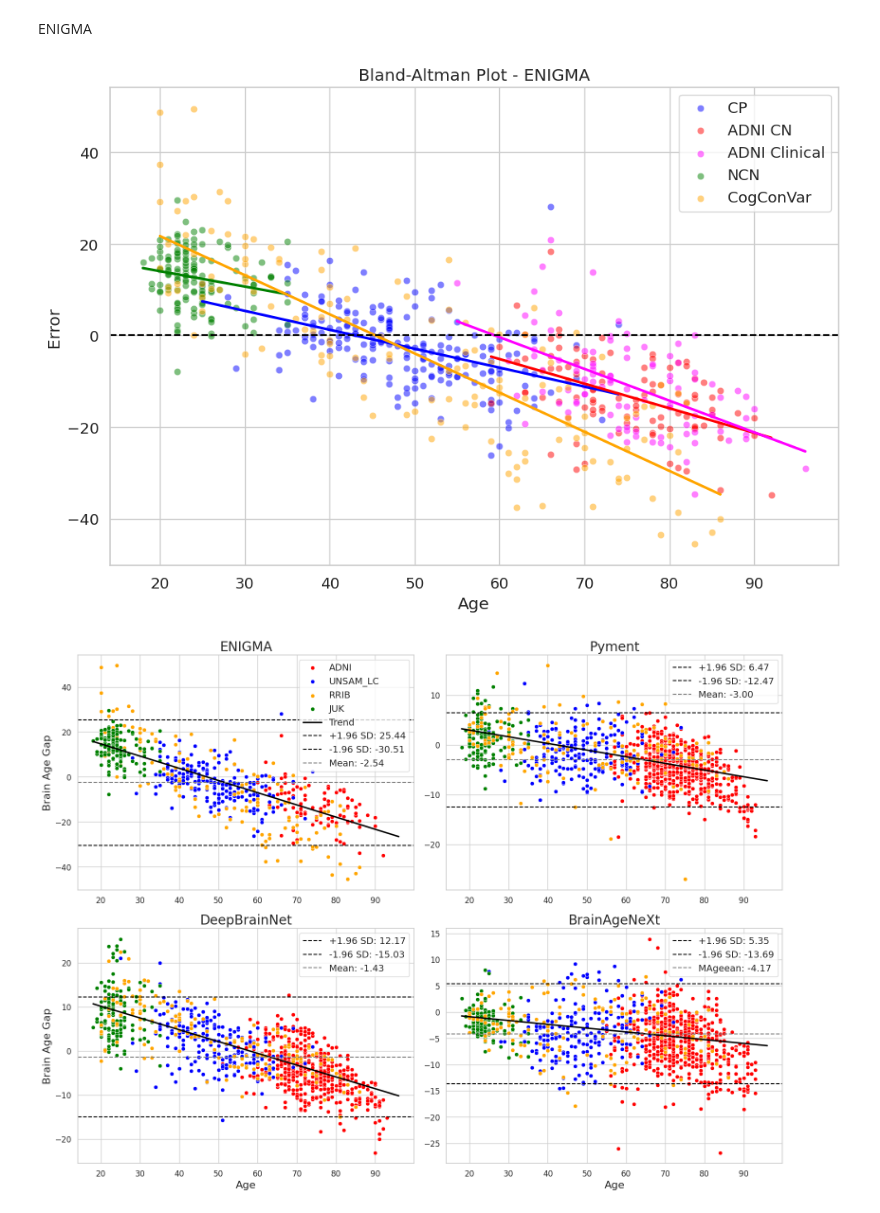
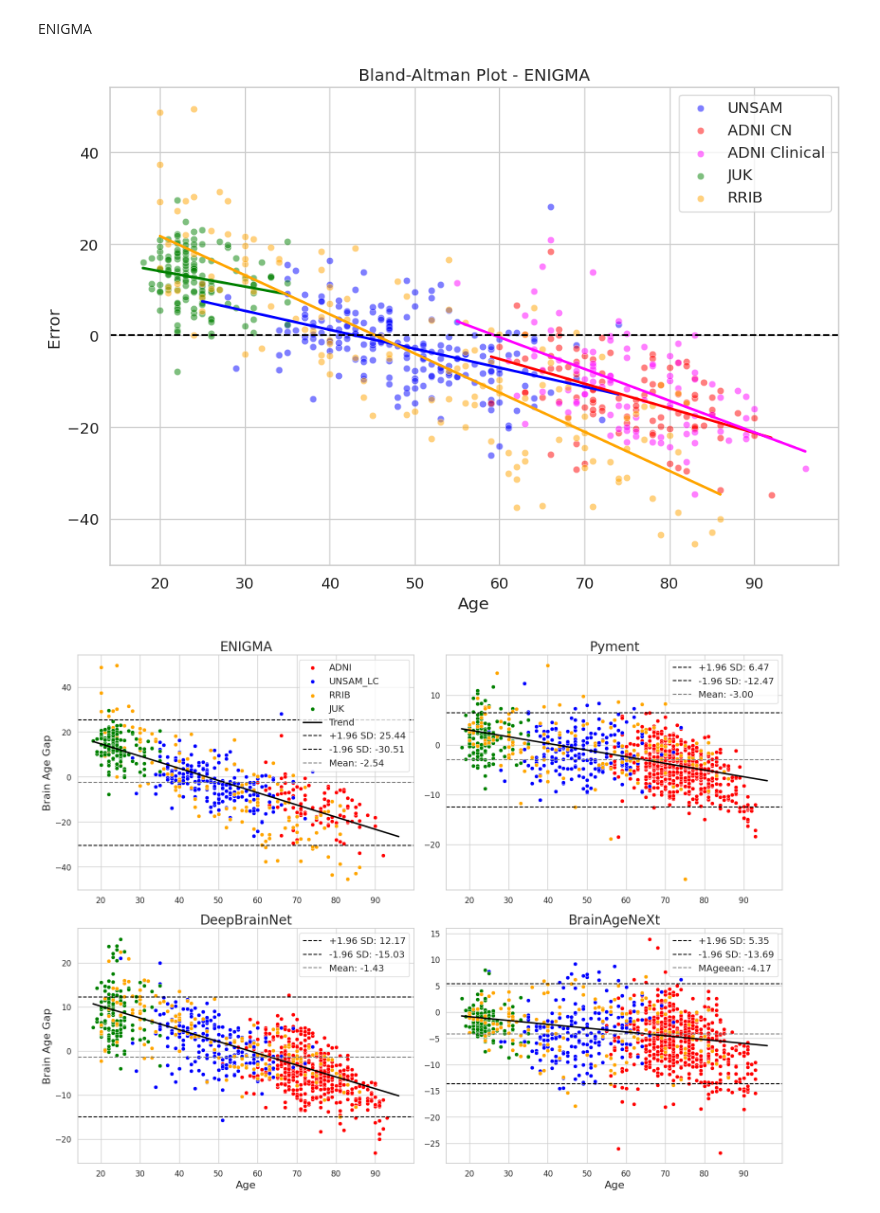
Before and after one commit to mabelzunce/brainage-models-benchmark, a Jupyter notebook: results/bland-altman.ipynb, the cells around one changed output. Cells and saved outputs as stored; diff of their text form; code cells hidden in the pictures.

```diff
--- a/results/bland-altman.ipynb
+++ b/results/bland-altman.ipynb
@@ -439,13 +439,13 @@ lower_limit_ENIGMACogConVar = mean_diff_ENIGMACogConVar - 1.96 * std_diff_ENIGMA
 # %%
 #eliminar nulos
-ENIGMA_CP = ENIGMA_CP.dropna(subset=['Error', 'mean'])
+ENIGMA_UNSAM = ENIGMA_UNSAM.dropna(subset=['Error', 'mean'])
 ENIGMA_ADNI = ENIGMA_ADNI.dropna(subset=['Error', 'mean'])
-#ENIGMA_NCN = ENIGMA_NCN.dropna(subset=['Error', 'mean'])
-#ENIGMA_CogConVar = ENIGMA_CogConVar.dropna(subset=['Error', 'mean'])
+#ENIGMA_JUK = ENIGMA_JUK.dropna(subset=['Error', 'mean'])
+#ENIGMA_RRIB = ENIGMA_RRIB.dropna(subset=['Error', 'mean'])
 
-# Regressión ENIGMA_CP
-slope_ENIGMACP, intercept_ENIGMACP = np.polyfit(ENIGMA_CP['Edad'], ENIGMA_CP['Error'], 1)
-tendencia_ENIGMACP = slope_ENIGMACP * ENIGMA_CP['Edad'] + intercept_ENIGMACP
+# Regressión ENIGMA_UNSAM
+slope_ENIGMAUNSAM, intercept_ENIGMAUNSAM = np.polyfit(ENIGMA_UNSAM['Edad'], ENIGMA_UNSAM['Error'], 1)
+tendencia_ENIGMAUNSAM = slope_ENIGMAUNSAM * ENIGMA_UNSAM['Edad'] + intercept_ENIGMAUNSAM
 
 # Regressión ENIGMA_ADNICN
 slope_ENIGMAADNICN, intercept_ENIGMAADNICN = np.polyfit(ENIGMA_ADNI[ENIGMA_ADNI['Group']=='CN']['Age'], ENIGMA_ADNI[ENIGMA_ADNI['Group']=='CN']['Error'], 1)
@@ -455,47 +455,47 @@ tendencia_ENIGMAADNICN = slope_ENIGMAADNICN * ENIGMA_ADNI[ENIGMA_ADNI['Group']==
 slope_ENIGMAADNIcli, intercept_ENIGMAADNIcli = np.polyfit(ENIGMA_ADNI[ENIGMA_ADNI['Group']!='CN']['Age'], ENIGMA_ADNI[ENIGMA_ADNI['Group']!='CN']['Error'], 1)
 tendencia_ENIGMAADNIcli = slope_ENIGMAADNIcli * ENIGMA_ADNI[ENIGMA_ADNI['Group']!='CN']['Age'] + intercept_ENIGMAADNIcli
 
-# Regressión ENIGMA_NCN
-slope_ENIGMANCN, intercept_ENIGMANCN = np.polyfit(ENIGMA_NCN['age'], ENIGMA_NCN['Error'], 1)
-tendencia_ENIGMANCN = slope_ENIGMANCN * ENIGMA_NCN['age'] + intercept_ENIGMANCN
+# Regressión ENIGMA_JUK
+slope_ENIGMAJUK, intercept_ENIGMAJUK = np.polyfit(ENIGMA_JUK['age'], ENIGMA_JUK['Error'], 1)
+tendencia_ENIGMAJUK = slope_ENIGMAJUK * ENIGMA_JUK['age'] + intercept_ENIGMAJUK
 
-# Regressión ENIGMA_CogConVar
-slope_ENIGMACogConVar, intercept_ENIGMACogConVar = np.polyfit(ENIGMA_CogConVar['age'], ENIGMA_CogConVar['Error'], 1)
-tendencia_ENIGMACogConVar = slope_ENIGMACogConVar * ENIGMA_CogConVar['age'] + intercept_ENIGMACogConVar
+# Regressión ENIGMA_RRIB
+slope_ENIGMARRIB, intercept_ENIGMARRIB = np.polyfit(ENIGMA_RRIB['age'], ENIGMA_RRIB['Error'], 1)
+tendencia_ENIGMARRIB = slope_ENIGMARRIB * ENIGMA_RRIB['age'] + intercept_ENIGMARRIB
 # %%
 plt.figure(figsize=(10, 7))
 sns.set(style="whitegrid", font_scale=1.2)
 
 # --- Scatter + línea de tendencia para cada cohorte ---
-# CP
-sns.scatterplot(data=ENIGMA_CP, x='Edad', y='Error', color='blue', label='CP', alpha=0.5)
-sns.regplot(data=ENIGMA_CP, x='Edad', y='Error', scatter=False, color='blue', ci=None)
+# UNSAM
+sns.scatterplot(data=ENIGMA_UNSAM, x='Edad', y='Error', color='blue', label='UNSAM', alpha=0.5)
+sns.regplot(data=ENIGMA_UNSAM, x='Edad', y='Error', scatter=False, color='blue', ci=None)
 
 # ADNI CN
 sns.scatterplot(data=ENIGMA_ADNI[ENIGMA_ADNI['Group'] == 'CN'], x='Age', y='Error', color='red', label='ADNI CN', alpha=0.5)
 sns.regplot(data=ENIGMA_ADNI[ENIGMA_ADNI['Group'] == 'CN'], x='Age', y='Error', scatter=False, color='red', ci=None)
 
 # ADNI Clinical
 sns.scatterplot(data=ENIGMA_ADNI[ENIGMA_ADNI['Group'] != 'CN'], x='Age', y='Error', color='magenta', label='ADNI Clinical', alpha=0.5)
 sns.regplot(data=ENIGMA_ADNI[ENIGMA_ADNI['Group'] != 'CN'], x='Age', y='Error', scatter=False, color='magenta', ci=None)
 
-# NCN
-sns.scatterplot(data=ENIGMA_NCN, x='age', y='Error', color='green', label='NCN', alpha=0.5)
-sns.regplot(data=ENIGMA_NCN, x='age', y='Error', scatter=False, color='green', ci=None)
+# JUK
+sns.scatterplot(data=ENIGMA_JUK, x='age', y='Error', color='green', label='JUK', alpha=0.5)
+sns.regplot(data=ENIGMA_JUK, x='age', y='Error', scatter=False, color='green', ci=None)
 
-# CogConVar
-sns.scatterplot(data=ENIGMA_CogConVar, x='age', y='Error', color='orange', label='CogConVar', alpha=0.5)
-sns.regplot(data=ENIGMA_CogConVar, x='age', y='Error', scatter=False, color='orange', ci=None)
+# RRIB
+sns.scatterplot(data=ENIGMA_RRIB, x='age', y='Error', color='orange', label='RRIB', alpha=0.5)
+sns.regplot(data=ENIGMA_RRIB, x='age', y='Error', scatter=False, color='orange', ci=None)
 
 # --- Líneas horizontales comunes (si querés una sola media de referencia) ---
 plt.axhline(0, color='black', linestyle='--')
 
 plt.title('Bland-Altman Plot - ENIGMA')
 plt.xlabel('Age')
 plt.ylabel('Error')
 plt.grid(True)
 plt.tight_layout()
 plt.show()
 # %% [output]
-[figure, old version]
+[figure, new version]
 # %%
```
Also changed, not shown: parts of 17 cells of this notebook, 1 other file.
